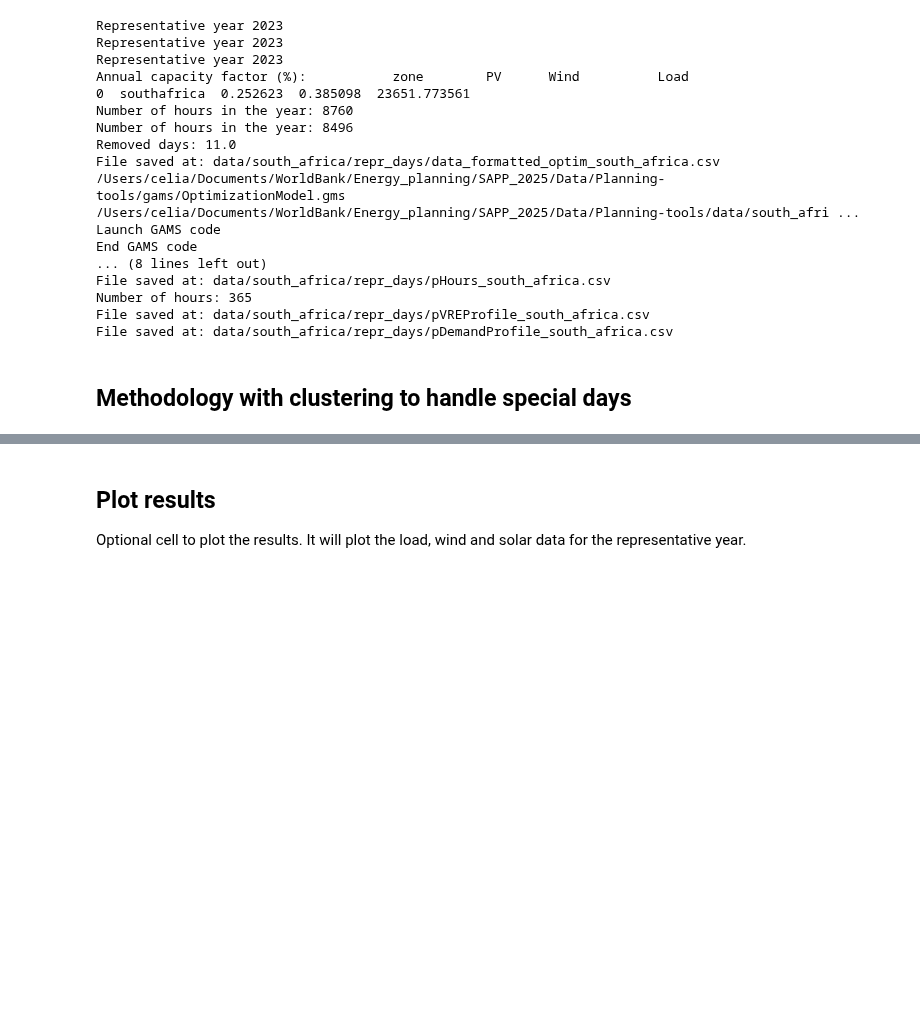
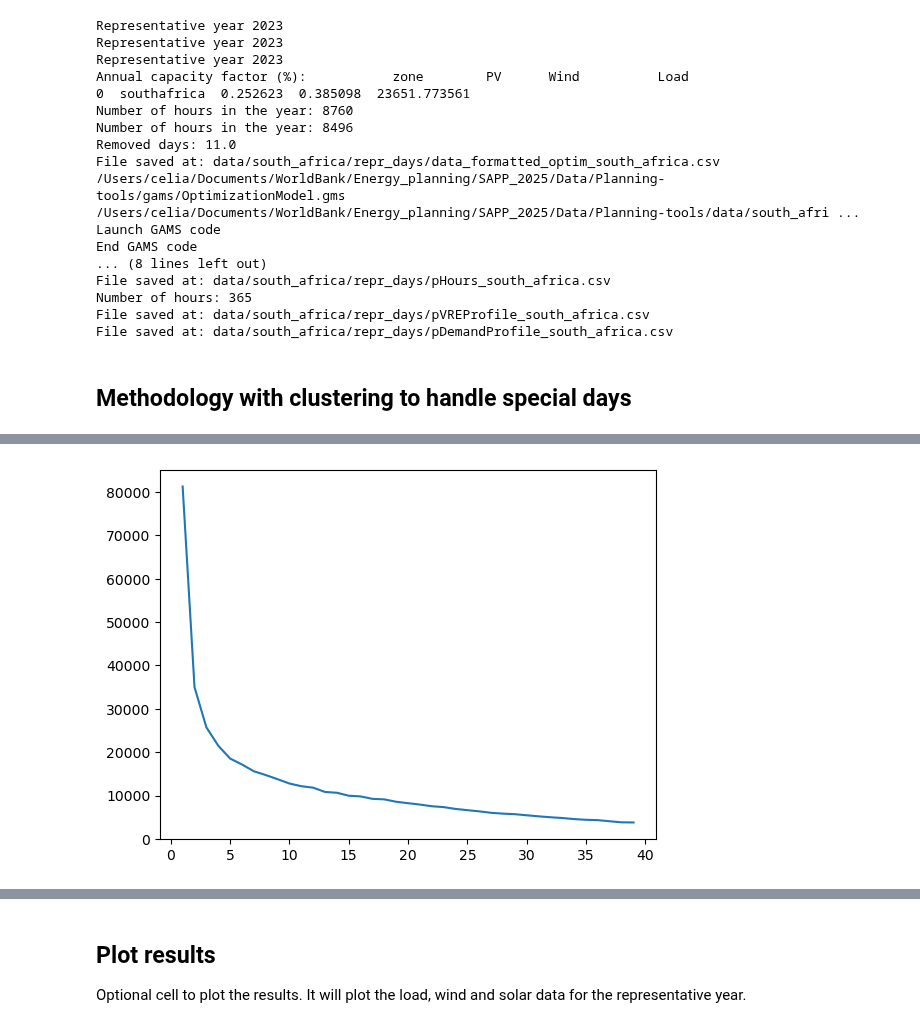
Before and after one commit to ESMAP-World-Bank-Group/Planning-tools, a Jupyter notebook: representative_days.ipynb, the cells around one changed output, grey strips where cells are left out. Cells and saved outputs as stored; diff of their text form; code cells hidden in the pictures; blank space fills up the shorter version.

```diff
--- a/representative_days.ipynb
+++ b/representative_days.ipynb
@@ -359,3 +359,17 @@ File saved at: data/south_africa/repr_days/pVREProfile_south_africa.csv
 File saved at: data/south_africa/repr_days/pDemandProfile_south_africa.csv
 # %% [markdown]
 ## Methodology with clustering to handle special days
+# %%
+filenames = {'PV': [os.path.join(folder_raw_data, 'data_{}_solar_season.csv'.format(name_data)), 'renewable_ninja'],
+             'Wind': [os.path.join(folder_raw_data, 'data_{}_wind_season.csv'.format(name_data)), 'renewable_ninja'],
+             # 'Load': [os.path.join('data_test', 'data_south_africa_load.csv'), 'standard']
+             }
+
+location_map = {v: k for tech in locations.values() for k, v in tech.items()}
+
+n_clusters = 15
+
+df_energy = format_data_energy(filenames, locations=location_map)
+df_energy_cluster, df_closest_days, centroids_df = cluster_data_new(df_energy, n_clusters=n_clusters)
+special_days, df_energy_no_special = get_special_days_clustering(df_closest_days,
+                                                                 df_energy_cluster, threshold=0.1)
@@ -361,0 +404,15 @@ File saved at: data/south_africa/repr_days/pDemandProfile_south_africa.csv
+# %%
+from sklearn.cluster import KMeans
+
+tmp = df_energy.loc[df_energy.season == 1]
+columns = [i for i in tmp.columns if i not in ['season', 'day', 'hour']]
+
+df_season_cluster = tmp.groupby(['season', 'day'])[columns].sum().reset_index()
+
+inertia = [KMeans(n_clusters=cluster, random_state=42, n_init=10).fit(df_season_cluster).inertia_ for cluster in range(1,40)]
+
+plt.plot(range(1,40), inertia)
+
+plt.show()
+# %% [output]
+[figure, added]
```
Also changed, not shown: parts of 4 cells of this notebook, 1 other file.
